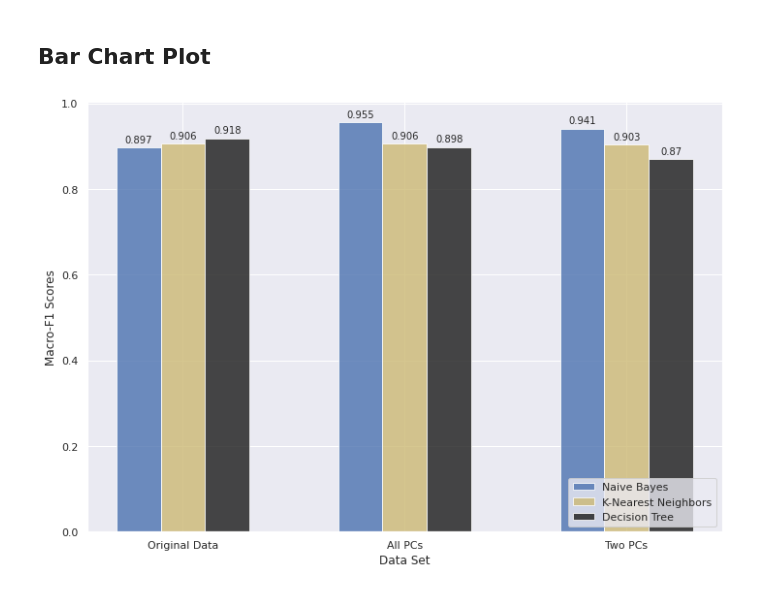
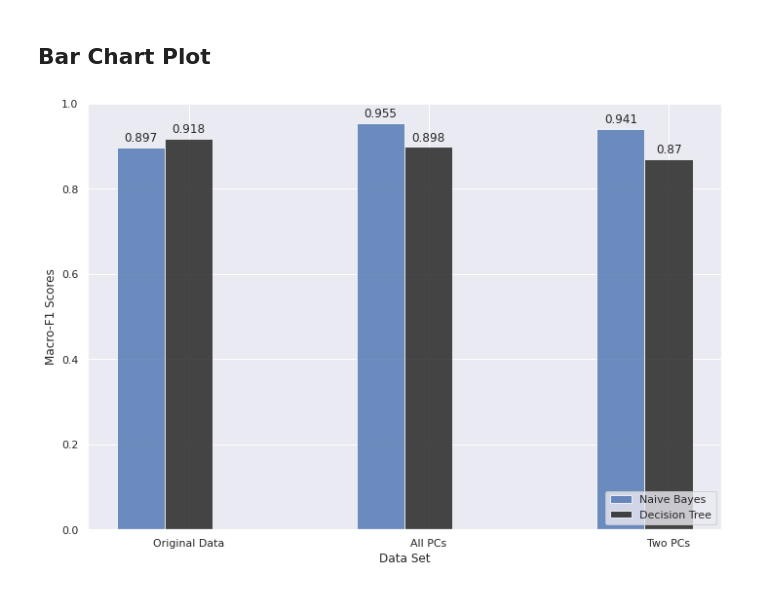
Before and after one commit to ccteeya/INSE6220, a Jupyter notebook: SampleProject1.ipynb, the cells around one changed output. Cells and saved outputs as stored; diff of their text form; code cells hidden in the pictures.

```diff
--- a/SampleProject1.ipynb
+++ b/SampleProject1.ipynb
@@ -858,7 +721,7 @@ for i, (name, X_tr, y_tr, X_tst, y_tst) in enumerate(datasets):
   n_classes = y_train.shape[1]
   print(f'DATASET: {name}')
 
-  list_algos = [gnb, knn, dt]
+  list_algos = [gnb, dt]
   algo_name = ['Naive Bayes', 'K-Nearest Neighbors', 'Decision Tree']
   for i, (algo, algo_name) in enumerate(zip(list_algos, algo_name)):
     classifier = OneVsRestClassifier(algo)
@@ -930,35 +790,35 @@ def autolabel(rects):
         height = r.get_height()
         ax.annotate(f'{height}', xy=(r.get_x() + r.get_width() / 2, height), xytext=(0, 3), textcoords="offset points", ha='center', va='bottom')
 
 n_groups = 3
 ind = np.arange(n_groups)
 
 # F1 Scores from above
 NB = (0.897, 0.955, 0.941)
-KNN = (0.906, 0.906, 0.903)
+# KNN = (0.906, 0.906, 0.903)
 DT = (0.918, 0.898, 0.870)
 
 # create plot
 fig, ax = plt.subplots(figsize=(10,7))
 index = np.arange(n_groups)
 bar_width = 0.20
 opacity = 0.8
 
 rects1 = plt.bar(index, NB, bar_width, alpha=opacity, color='b', label='Naive Bayes')
-rects2 = plt.bar(index + bar_width, KNN, bar_width, alpha=opacity, color='y', label='K-Nearest Neighbors')
-rects3 = plt.bar(index + bar_width*2, DT, bar_width, alpha=opacity, color='k', label='Decision Tree')
+# rects2 = plt.bar(index + bar_width, KNN, bar_width, alpha=opacity, color='y', label='K-Nearest Neighbors')
+rects3 = plt.bar(index + bar_width, DT, bar_width, alpha=opacity, color='k', label='Decision Tree')
 
 ax.set_xlabel('Data Set')
 ax.set_ylabel('Macro-F1 Scores')
 #plt.title(f'')
 plt.xticks(index + bar_width, ('Original Data', 'All PCs', 'Two PCs'))
 plt.legend(loc="lower right")
 
 autolabel(rects1)
-autolabel(rects2)
+# autolabel(rects2)
 autolabel(rects3)
 
 plt.tight_layout()
 plt.show()
 # %% [output]
-[figure, old version]
+[figure, new version]
```
Also changed, not shown: parts of 24 cells of this notebook.
